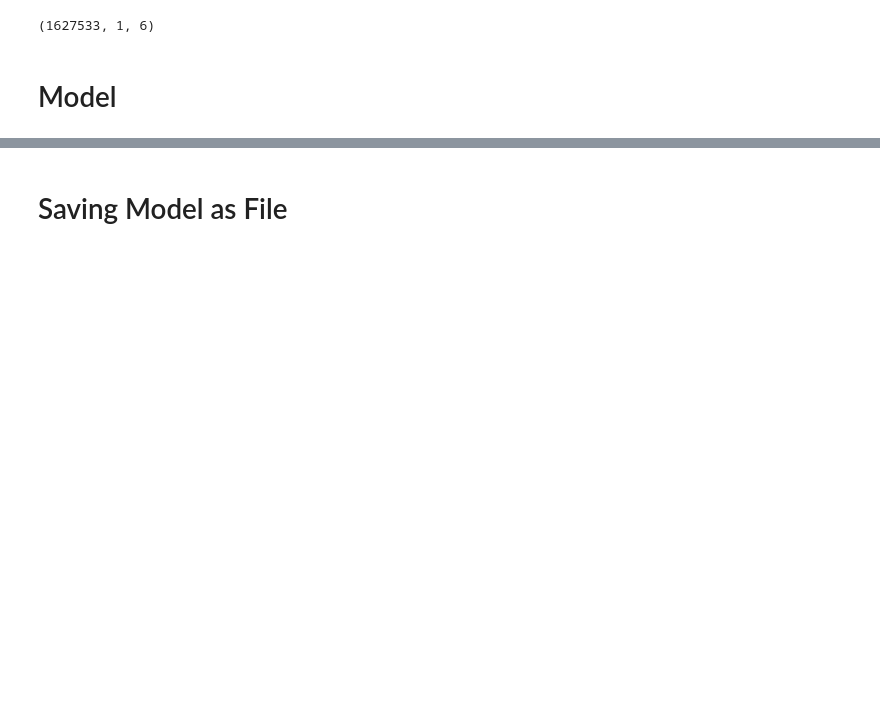
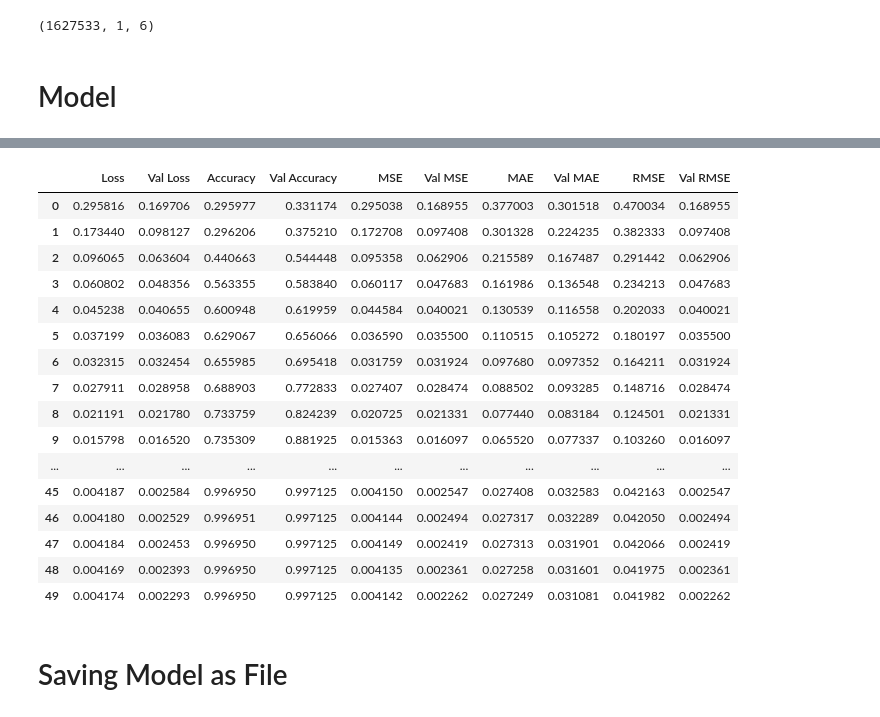
Before and after one commit to utkarshkanswal/Machine-Learning-application-on-Air-quality-dataset, a Jupyter notebook: PJ_Sensor/GRU/PJ_gru.ipynb, the cells around one changed output, grey strips where cells are left out. Drawn from its saved outputs; the diff is of its cells as text; code cells hidden in the pictures; blank space fills up the shorter version.

```diff
--- a/PJ_Sensor/GRU/PJ_gru.ipynb
+++ b/PJ_Sensor/GRU/PJ_gru.ipynb
@@ -141,0 +159,30 @@ Epoch 300/300
+# %%
+df1=pd.DataFrame(model_fit8.history['loss'],columns=["Loss"])
+df1=df1.join(pd.DataFrame(model_fit8.history["val_loss"],columns=["Val Loss"]))
+df1=df1.join(pd.DataFrame(model_fit8.history["accuracy"],columns=['Accuracy']))
+df1=df1.join(pd.DataFrame(model_fit8.history["val_accuracy"],columns=['Val Accuracy']))
+df1=df1.join(pd.DataFrame(model_fit8.history["mse"],columns=['MSE']))
+df1=df1.join(pd.DataFrame(model_fit8.history["val_mse"],columns=['Val MSE']))
+df1=df1.join(pd.DataFrame(model_fit8.history["mae"],columns=['MAE']))
+df1=df1.join(pd.DataFrame(model_fit8.history["val_mae"],columns=['Val MAE']))
+df1=df1.join(pd.DataFrame(model_fit8.history["rmse"],columns=['RMSE']))
+df1=df1.join(pd.DataFrame(model_fit8.history["val_mse"],columns=['Val RMSE']))
+df1
+# %% [output]
+|  | Loss | Val Loss | Accuracy | Val Accuracy | MSE | Val MSE | MAE | Val MAE | RMSE | Val RMSE |
+| 0 | 0.295816 | 0.169706 | 0.295977 | 0.331174 | 0.295038 | 0.168955 | 0.377003 | 0.301518 | 0.470034 | 0.168955 |
+| 1 | 0.173440 | 0.098127 | 0.296206 | 0.375210 | 0.172708 | 0.097408 | 0.301328 | 0.224235 | 0.382333 | 0.097408 |
+| 2 | 0.096065 | 0.063604 | 0.440663 | 0.544448 | 0.095358 | 0.062906 | 0.215589 | 0.167487 | 0.291442 | 0.062906 |
+| 3 | 0.060802 | 0.048356 | 0.563355 | 0.583840 | 0.060117 | 0.047683 | 0.161986 | 0.136548 | 0.234213 | 0.047683 |
+| 4 | 0.045238 | 0.040655 | 0.600948 | 0.619959 | 0.044584 | 0.040021 | 0.130539 | 0.116558 | 0.202033 | 0.040021 |
+| 5 | 0.037199 | 0.036083 | 0.629067 | 0.656066 | 0.036590 | 0.035500 | 0.110515 | 0.105272 | 0.180197 | 0.035500 |
+| 6 | 0.032315 | 0.032454 | 0.655985 | 0.695418 | 0.031759 | 0.031924 | 0.097680 | 0.097352 | 0.164211 | 0.031924 |
+| 7 | 0.027911 | 0.028958 | 0.688903 | 0.772833 | 0.027407 | 0.028474 | 0.088502 | 0.093285 | 0.148716 | 0.028474 |
+| 8 | 0.021191 | 0.021780 | 0.733759 | 0.824239 | 0.020725 | 0.021331 | 0.077440 | 0.083184 | 0.124501 | 0.021331 |
+| 9 | 0.015798 | 0.016520 | 0.735309 | 0.881925 | 0.015363 | 0.016097 | 0.065520 | 0.077337 | 0.103260 | 0.016097 |
+| ... | ... | ... | ... | ... | ... | ... | ... | ... | ... | ... |
+| 45 | 0.004187 | 0.002584 | 0.996950 | 0.997125 | 0.004150 | 0.002547 | 0.027408 | 0.032583 | 0.042163 | 0.002547 |
+| 46 | 0.004180 | 0.002529 | 0.996951 | 0.997125 | 0.004144 | 0.002494 | 0.027317 | 0.032289 | 0.042050 | 0.002494 |
+| 47 | 0.004184 | 0.002453 | 0.996950 | 0.997125 | 0.004149 | 0.002419 | 0.027313 | 0.031901 | 0.042066 | 0.002419 |
+| 48 | 0.004169 | 0.002393 | 0.996950 | 0.997125 | 0.004135 | 0.002361 | 0.027258 | 0.031601 | 0.041975 | 0.002361 |
+| 49 | 0.004174 | 0.002293 | 0.996950 | 0.997125 | 0.004142 | 0.002262 | 0.027249 | 0.031081 | 0.041982 | 0.002262 |
```
Also changed, not shown: parts of 13 cells of this notebook, 7 other files.
